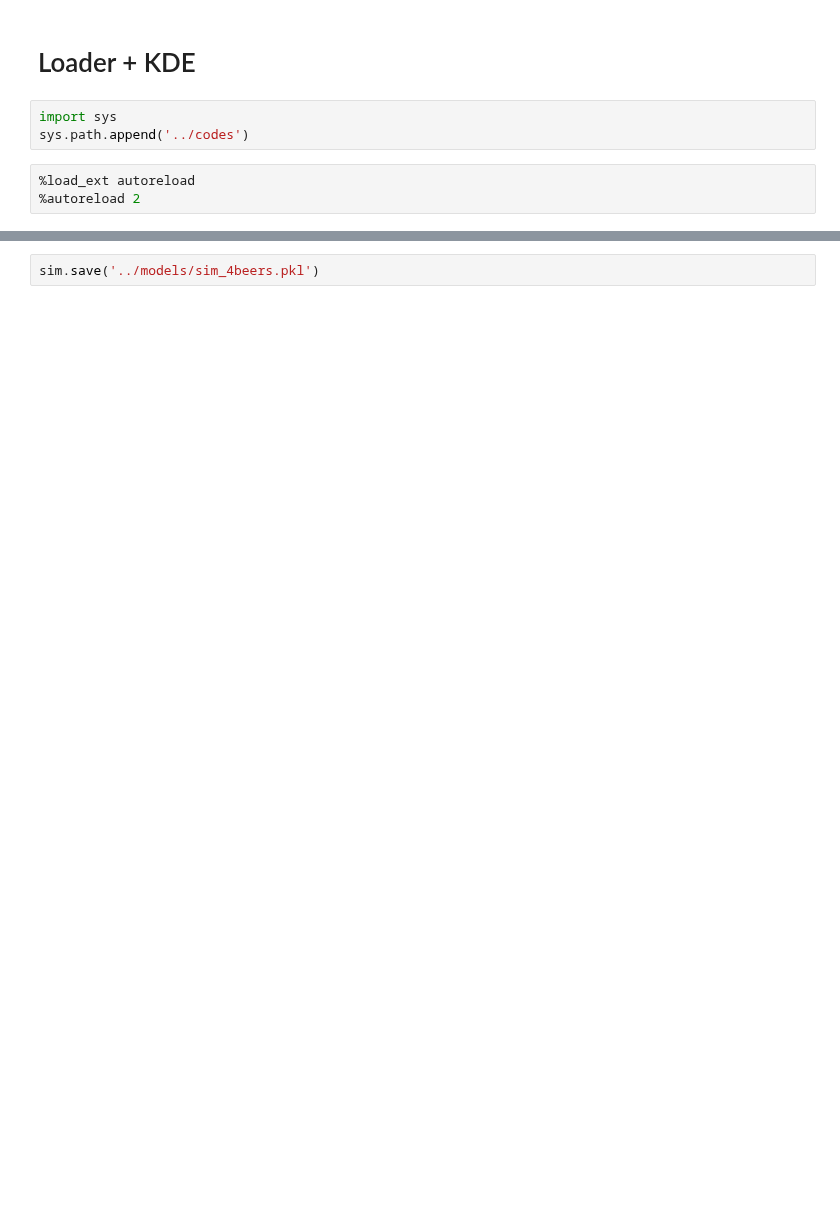
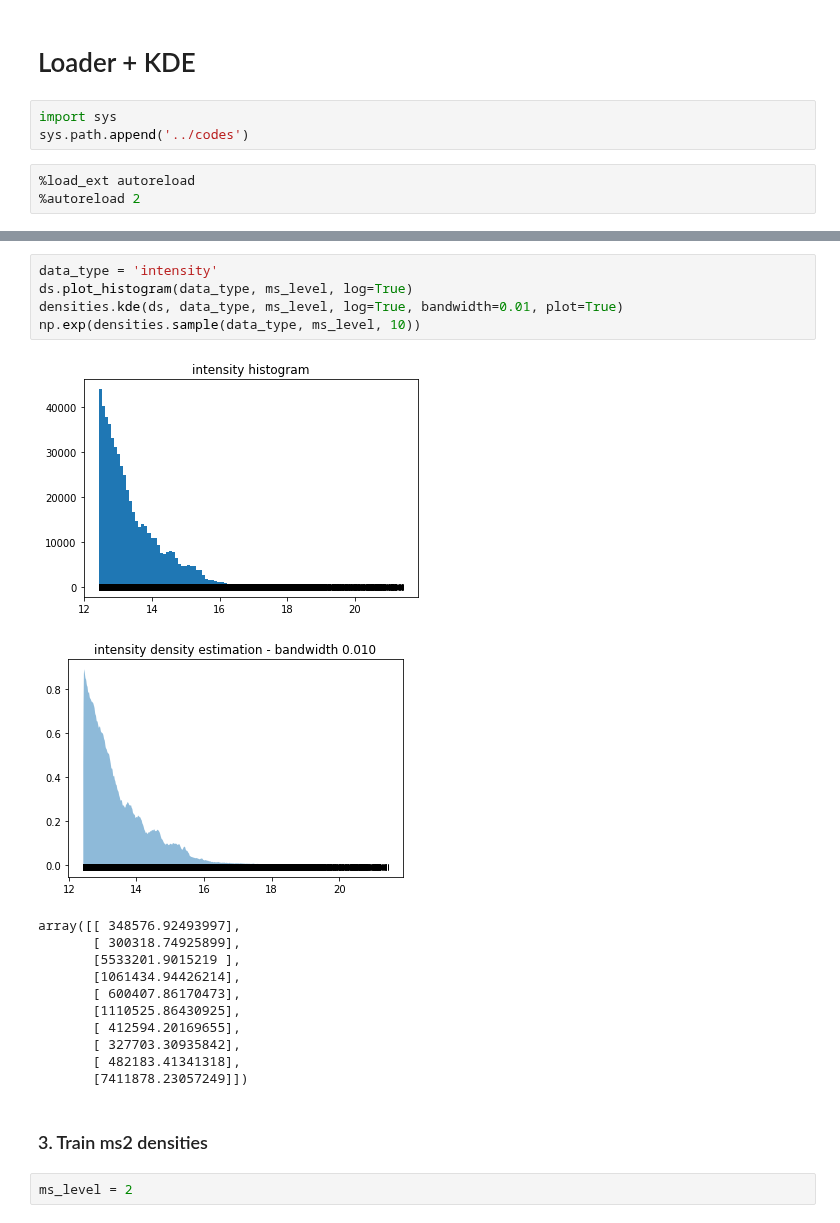
Before and after one commit to sdrogers/clms, a Jupyter notebook: Simulator/notebooks/loader_kde.ipynb, the cells around one changed output, grey strips where cells are left out. Drawn from its saved outputs; the diff is of its cells as text; blank space fills up the shorter version.

```diff
--- a/Simulator/notebooks/loader_kde.ipynb
+++ b/Simulator/notebooks/loader_kde.ipynb
@@ -249,2 +66,22 @@ array([[ 6562751.73246467],
-# %%
-sim.save('../models/sim_4beers.pkl')
+# %%
+data_type = 'intensity'
+ds.plot_histogram(data_type, ms_level, log=True)
+densities.kde(ds, data_type, ms_level, log=True, bandwidth=0.01, plot=True)
+np.exp(densities.sample(data_type, ms_level, 10))
+# %% [output]
+[figure, added]
+[figure, added]
+array([[ 348576.92493997],
+       [ 300318.74925899],
+       [5533201.9015219 ],
+       [1061434.94426214],
+       [ 600407.86170473],
+       [1110525.86430925],
+       [ 412594.20169655],
+       [ 327703.30935842],
+       [ 482183.41341318],
+       [7411878.23057249]])
+# %% [markdown]
+### 3. Train ms2 densities
+# %%
+ms_level = 2
```
Also changed, not shown: parts of 24 cells of this notebook, 2 other files.
